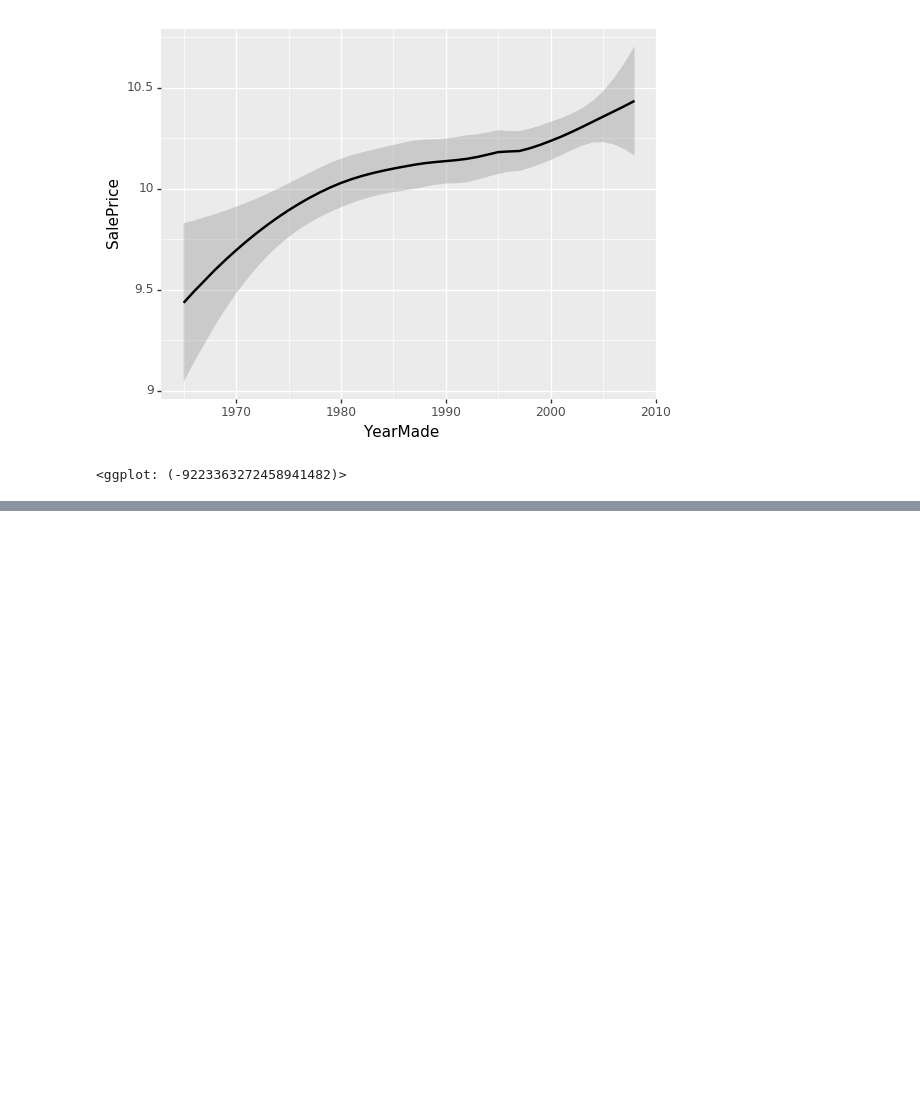
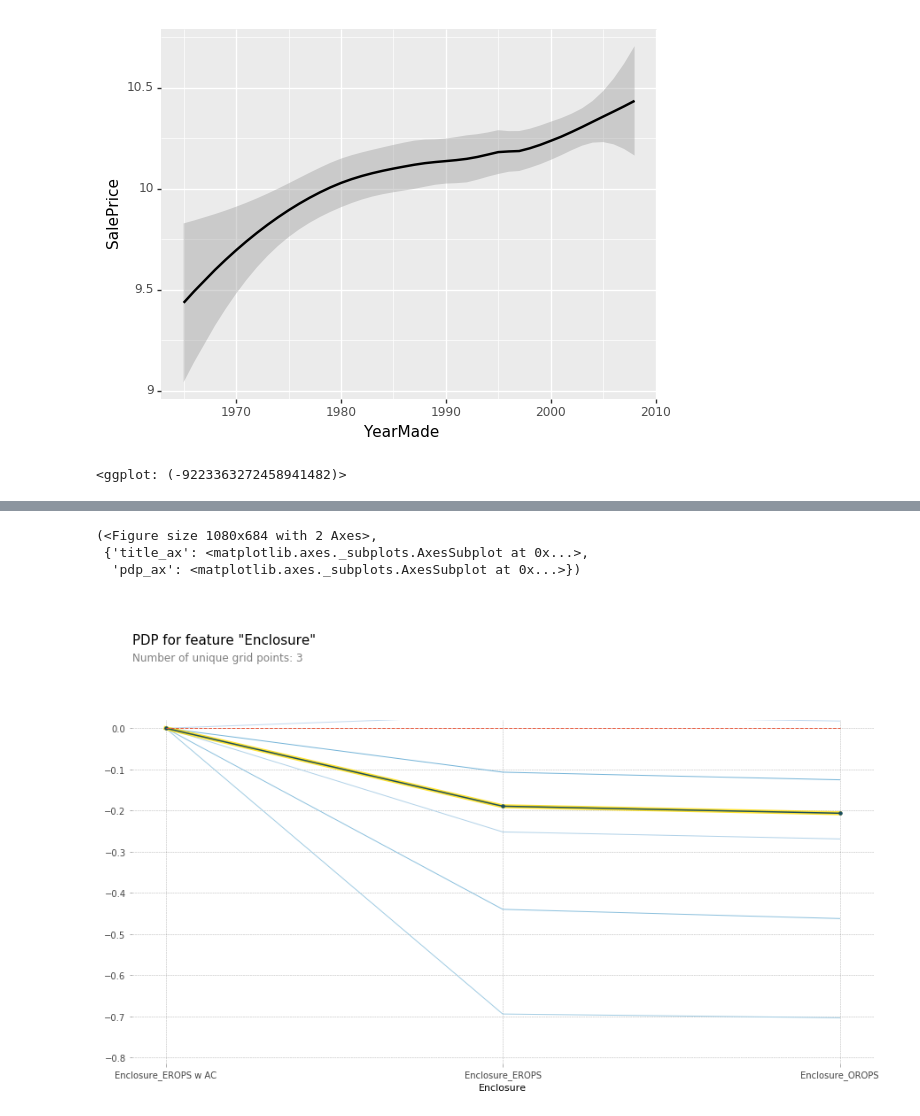
Before and after one commit to Sundragon1993/fastai, a Jupyter notebook: courses/ml1/lesson2-rf_interpretation.ipynb, the cells around one changed output, grey strips where cells are left out. Drawn from its saved outputs; the diff is of its cells as text; code cells hidden in the pictures; blank space fills up the shorter version.

```diff
--- a/courses/ml1/lesson2-rf_interpretation.ipynb
+++ b/courses/ml1/lesson2-rf_interpretation.ipynb
@@ -366,0 +408,7 @@ x = get_sample(X_train[X_train.YearMade>1930], 500)
+# %%
+plot_pdp(['Enclosure_EROPS w AC', 'Enclosure_EROPS', 'Enclosure_OROPS'], 5, 'Enclosure')
+# %% [output]
+(<Figure size 1080x684 with 2 Axes>,
+ {'title_ax': <matplotlib.axes._subplots.AxesSubplot at 0x...>,
+  'pdp_ax': <matplotlib.axes._subplots.AxesSubplot at 0x...>})
+[figure, added]
```
Also changed, not shown: parts of 32 cells of this notebook.
